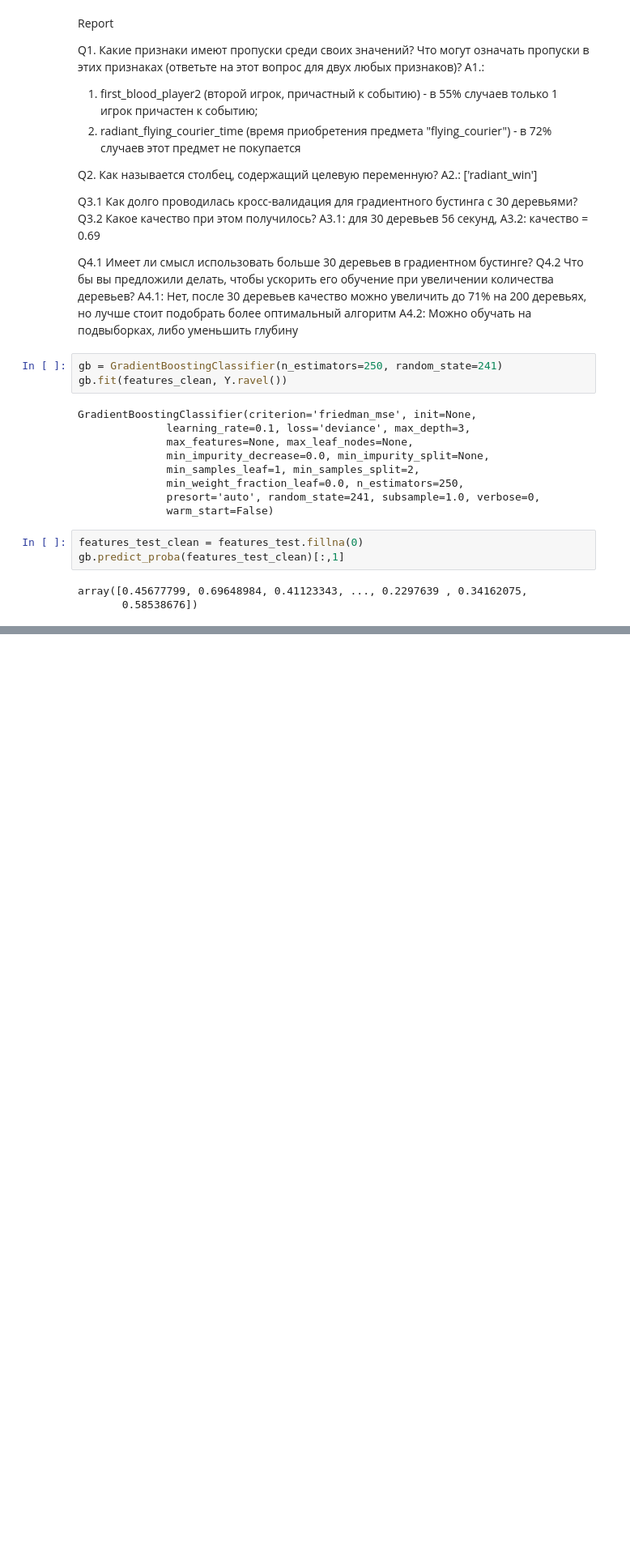
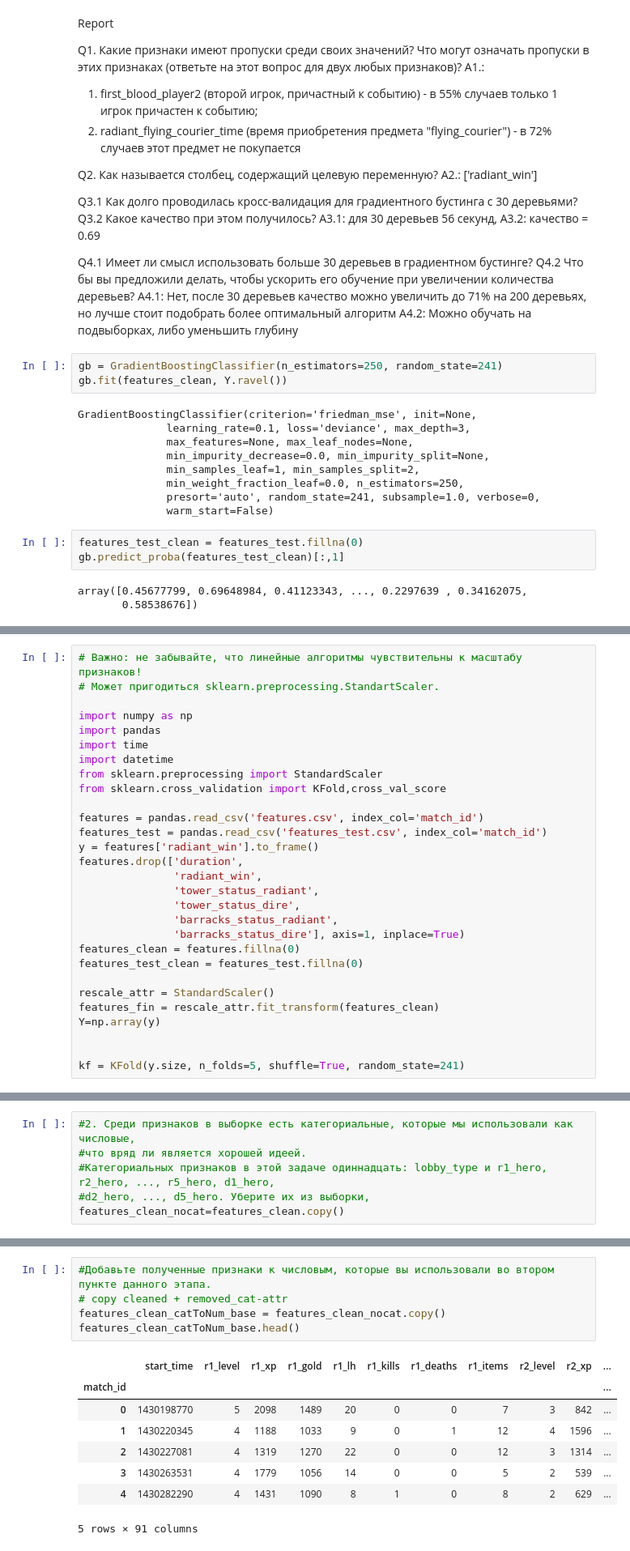
Before and after one commit to grevtsovkirill/ml_SHAD, a Jupyter notebook: w7_project/ml_final.ipynb, the cells around one changed output, grey strips where cells are left out. Shown at 81% size. Saved outputs shown, nothing was run; the diff lists cells and outputs as text; blank space fills up the shorter version.

```diff
--- a/w7_project/ml_final.ipynb
+++ b/w7_project/ml_final.ipynb
@@ -210,0 +213,29 @@ array([0.45677799, 0.69648984, 0.41123343, ..., 0.2297639 , 0.34162075,
+# %%
+# Важно: не забывайте, что линейные алгоритмы чувствительны к масштабу признаков!
+# Может пригодиться sklearn.preprocessing.StandartScaler.
+
+import numpy as np
+import pandas
+import time
+import datetime
+from sklearn.preprocessing import StandardScaler
+from sklearn.cross_validation import KFold,cross_val_score
+
+features = pandas.read_csv('features.csv', index_col='match_id')
+features_test = pandas.read_csv('features_test.csv', index_col='match_id')
+y = features['radiant_win'].to_frame()
+features.drop(['duration',
+               'radiant_win',
+               'tower_status_radiant',
+               'tower_status_dire',
+               'barracks_status_radiant',
+               'barracks_status_dire'], axis=1, inplace=True)
+features_clean = features.fillna(0)
+features_test_clean = features_test.fillna(0)
+
+rescale_attr = StandardScaler()
+features_fin = rescale_attr.fit_transform(features_clean)
+Y=np.array(y)
+
+
+kf = KFold(y.size, n_folds=5, shuffle=True, random_state=241)
@@ -210,0 +303,6 @@ array([0.45677799, 0.69648984, 0.41123343, ..., 0.2297639 , 0.34162075,
+# %%
+#2. Среди признаков в выборке есть категориальные, которые мы использовали как числовые,
+#что вряд ли является хорошей идеей.
+#Категориальных признаков в этой задаче одиннадцать: lobby_type и r1_hero, r2_hero, ..., r5_hero, d1_hero,
+#d2_hero, ..., d5_hero. Уберите их из выборки,
+features_clean_nocat=features_clean.copy()
@@ -210,0 +419,14 @@ array([0.45677799, 0.69648984, 0.41123343, ..., 0.2297639 , 0.34162075,
+# %%
+#Добавьте полученные признаки к числовым, которые вы использовали во втором пункте данного этапа.
+# copy cleaned + removed_cat-attr
+features_clean_catToNum_base = features_clean_nocat.copy()
+features_clean_catToNum_base.head()
+# %% [output]
+|  | start_time | r1_level | r1_xp | r1_gold | r1_lh | r1_kills | r1_deaths | r1_items | r2_level | r2_xp | ... |
+| match_id |  |  |  |  |  |  |  |  |  |  | ... |
+| 0 | 1430198770 | 5 | 2098 | 1489 | 20 | 0 | 0 | 7 | 3 | 842 | ... |
+| 1 | 1430220345 | 4 | 1188 | 1033 | 9 | 0 | 1 | 12 | 4 | 1596 | ... |
+| 2 | 1430227081 | 4 | 1319 | 1270 | 22 | 0 | 0 | 12 | 3 | 1314 | ... |
+| 3 | 1430263531 | 4 | 1779 | 1056 | 14 | 0 | 0 | 5 | 2 | 539 | ... |
+| 4 | 1430282290 | 4 | 1431 | 1090 | 8 | 1 | 0 | 8 | 2 | 629 | ... |
+5 rows × 91 columns
```
Also changed, not shown: parts of 29 cells of this notebook.
